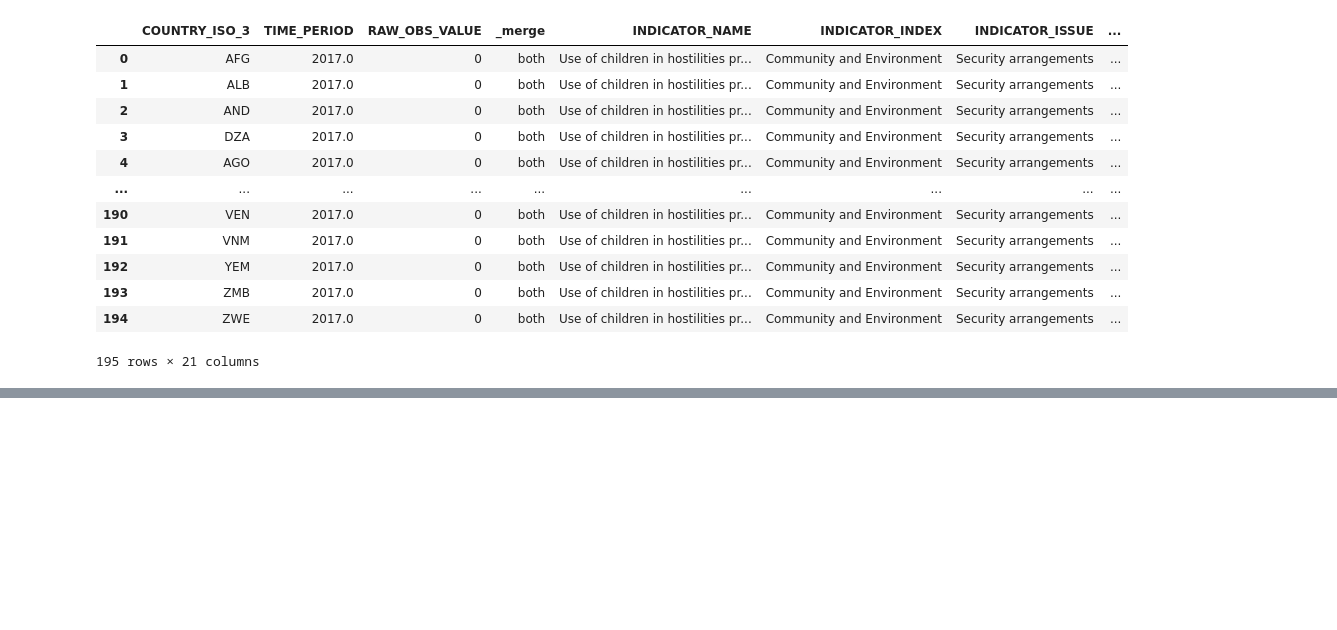
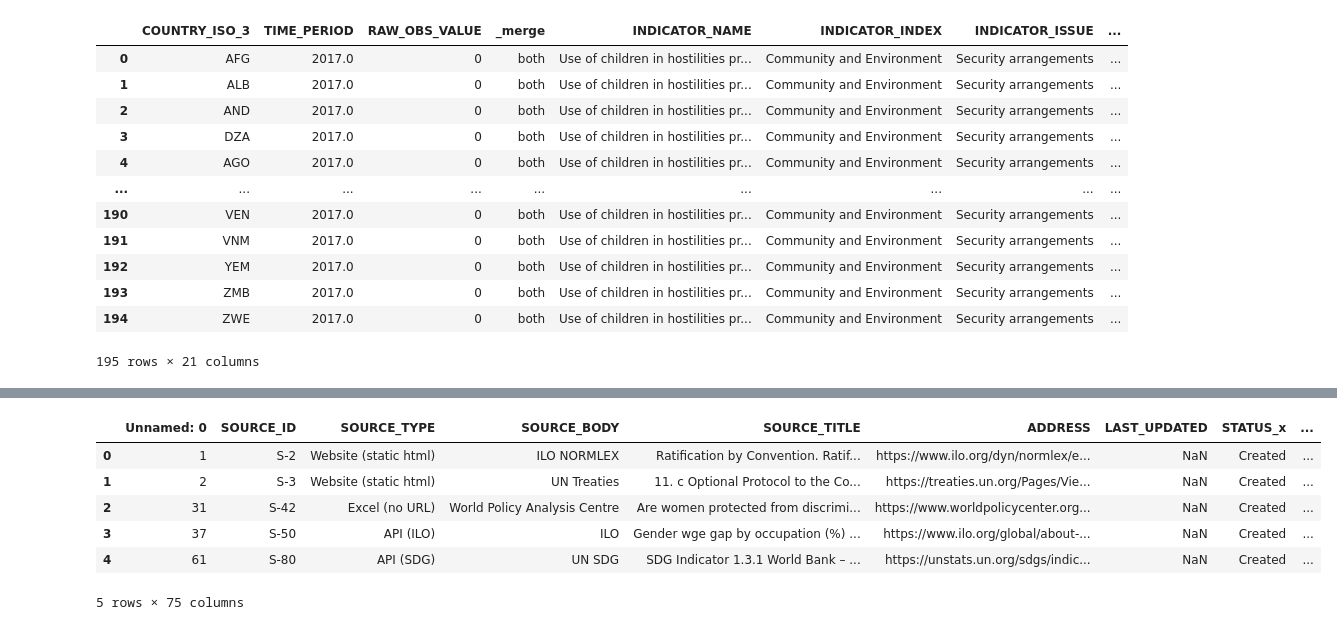
Before and after one commit to m-g-d-c/crba-etl, a Jupyter notebook: interactive_jupyter/aggregation.ipynb, the cells around one changed output, grey strips where cells are left out. Drawn from its saved outputs; the diff is of its cells as text; code cells hidden in the pictures; blank space fills up the shorter version.

```diff
--- a/interactive_jupyter/aggregation.ipynb
+++ b/interactive_jupyter/aggregation.ipynb
@@ -229,0 +381,7 @@ df
+# %%
+import pandas as pd
+
+
+
+df_conf = pd.read_csv("../data_out/b41bbc88-a992-4624-9f10-8db43adf7243/source_config.csv", sep=";")
+df_comb  = pd.read_csv("../data_out/b41bbc88-a992-4624-9f10-8db43adf7243/combined_normalized_csv.csv", sep=";")
@@ -229,0 +428,10 @@ df
+# %%
+df_conf
+# %% [output]
+|  | Unnamed: 0 | SOURCE_ID | SOURCE_TYPE | SOURCE_BODY | SOURCE_TITLE | ADDRESS | LAST_UPDATED | STATUS_x | ... |
+| 0 | 1 | S-2 | Website (static html) | ILO NORMLEX | Ratification by Convention. Ratif... | https://www.ilo.org/dyn/normlex/e... | NaN | Created | ... |
+| 1 | 2 | S-3 | Website (static html) | UN Treaties | 11. c Optional Protocol to the Co... | https://treaties.un.org/Pages/Vie... | NaN | Created | ... |
+| 2 | 31 | S-42 | Excel (no URL) | World Policy Analysis Centre | Are women protected from discrimi... | https://www.worldpolicycenter.org... | NaN | Created | ... |
+| 3 | 37 | S-50 | API (ILO) | ILO | Gender wge gap by occupation (%) ... | https://www.ilo.org/global/about-... | NaN | Created | ... |
+| 4 | 61 | S-80 | API (SDG) | UN SDG | SDG Indicator 1.3.1 World Bank – ... | https://unstats.un.org/sdgs/indic... | NaN | Created | ... |
+5 rows × 75 columns
```
Also changed, not shown: parts of 23 cells of this notebook, 22 other files.
